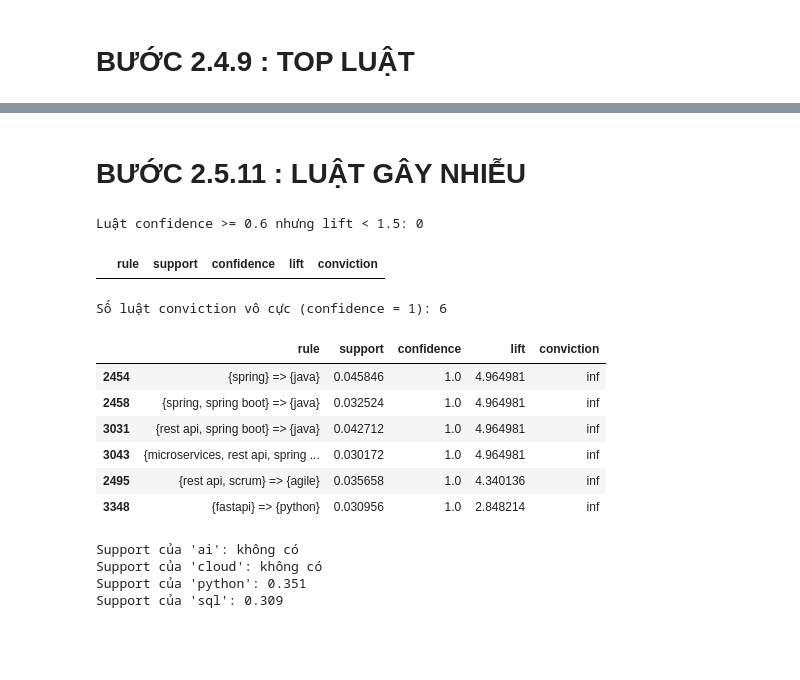
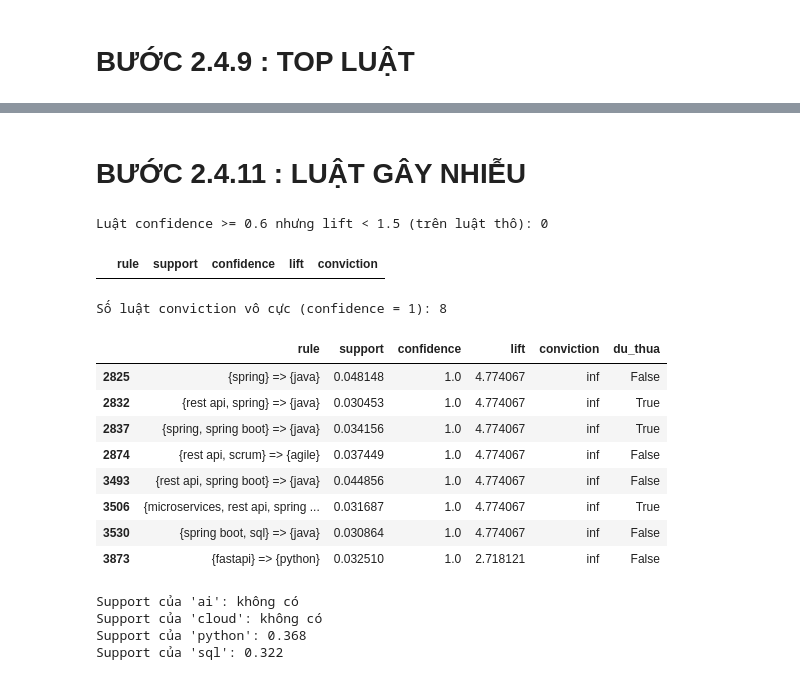
Before and after one commit to Tuan-Nguyen-176/vietnam-it-job-market-analysis, a Jupyter notebook: buoc2.4/buoc 2.4 .ipynb, the cells around one changed output, grey strips where cells are left out. Drawn from its saved outputs; the diff is of its cells as text; code cells hidden in the pictures; blank space fills up the shorter version.

```diff
--- a/buoc2.4/buoc 2.4 .ipynb
+++ b/buoc2.4/buoc 2.4 .ipynb
@@ -43,12 +44,20 @@ input_file = '../buoc2.1_2.2/data/processed/clean_data_processed.csv'
 if not os.path.exists(input_file):
     raise FileNotFoundError(f"Không tìm thấy file: {input_file}")
 
-df = pd.read_csv(input_file, encoding='utf-8')
+df_all = pd.read_csv(input_file, encoding='utf-8')
+
+# Dùng cùng bộ lọc với bước 2.2 và 2.3: thuộc phạm vi IT sơ bộ VÀ có JD sạch
+in_scope = df_all['scope_status'].eq('included_provisional')
+has_jd = df_all['has_jd_clean'].eq(True)
+df = df_all.loc[in_scope & has_jd].copy()
 
 # Kiểm tra dữ liệu
 print("File:", input_file)
-print("Số bản ghi:", len(df))
-print("Số cột:", df.shape[1])
+print("Số bản ghi trong file:", len(df_all), "| số cột:", df_all.shape[1])
+print("Thuộc phạm vi IT sơ bộ (included_provisional):", int(in_scope.sum()),
+      "| còn chờ xác nhận (pending_review):", int((~in_scope).sum()))
+print("Trong phạm vi VÀ có JD sạch (dùng để khai phá):", len(df))
+print("Số tin theo nguồn:", df['source'].value_counts().to_dict())
 print("Danh sách cột:", df.columns.tolist())
 
 display(df.head())
@@ -174,10 +205,13 @@ skill_lists = df['skills'].apply(to_list).apply(lambda l: sorted({s.strip().lowe
 cnt = Counter(s for l in skill_lists for s in l)
 keep = {s for s, n in cnt.items() if n >= MIN_COUNT}
 
-transactions = [[s for s in l if s in keep] for l in skill_lists]
-transactions = [t for t in transactions if len(t) >= 2]
+kept_lists = skill_lists.apply(lambda l: [s for s in l if s in keep])
+basket_mask = kept_lists.apply(len) >= 2          # giỏ phải có ít nhất 2 kỹ năng
+transactions = kept_lists[basket_mask].tolist()
 
+print("Số tin đưa vào:", len(df))
 print("Số kỹ năng khác nhau:", len(cnt), "| giữ lại:", len(keep))
-print("Số transaction:", len(transactions))
+print("Số transaction:", len(transactions), "| bỏ", int((~basket_mask).sum()), "tin có dưới 2 kỹ năng")
+print("Số giỏ theo nguồn:", df.loc[basket_mask, 'source'].value_counts().to_dict())
 print("Ví dụ:", transactions[:3])
 # %% [output]
@@ -539,30 +685,35 @@ Top luật cho cái nhìn tổng quát, nhưng một người học IT muốn bi
 
 ** Chuyển sang bước tiếp theo:** Ta đã thấy confidence cao có thể đánh lừa (ví dụ framework ⇒ ngôn ngữ). Bước tiếp theo kiểm tra có luật nào **trông mạnh nhưng thực chất vô nghĩa** hay không.
 # %% [markdown]
-# BƯỚC 2.5.11 : LUẬT GÂY NHIỄU
+# BƯỚC 2.4.11 : LUẬT GÂY NHIỄU
 # %%
 trap = rules[(rules['confidence'] >= 0.6) & (rules['lift'] < 1.5)]
-print("Luật confidence >= 0.6 nhưng lift < 1.5:", len(trap))
+print("Luật confidence >= 0.6 nhưng lift < 1.5 (trên luật thô):", len(trap))
 display(trap.sort_values('confidence', ascending=False)[cols].head(10))
 
-print("Số luật conviction vô cực (confidence = 1):", np.isinf(rules['conviction']).sum())
-display(rules[np.isinf(rules['conviction'])].sort_values('lift', ascending=False)[cols].head(10))
+inf_rules = rules[np.isinf(rules['conviction'])].copy()
+print("Số luật conviction vô cực (confidence = 1):", len(inf_rules))
+red_set = set(rules_f.loc[rules_f['is_redundant'], 'rule'])
+inf_rules['du_thua'] = inf_rules['rule'].isin(red_set)      # True nếu đã bị loại ở 2.4.8b
+display(inf_rules.sort_values('lift', ascending=False)[cols + ['du_thua']].head(15))
 
 for s in ['ai', 'cloud', 'python', 'sql']:
     print(f"Support của '{s}':", round(onehot[s].mean(), 3) if s in onehot.columns else 'không có')
 # %% [output]
-Luật confidence >= 0.6 nhưng lift < 1.5: 0
+Luật confidence >= 0.6 nhưng lift < 1.5 (trên luật thô): 0
 |  | rule | support | confidence | lift | conviction |
-Số luật conviction vô cực (confidence = 1): 6
+Số luật conviction vô cực (confidence = 1): 8
-|  | rule | support | confidence | lift | conviction |
-| 2454 | {spring} => {java} | 0.045846 | 1.0 | 4.964981 | inf |
-| 2458 | {spring, spring boot} => {java} | 0.032524 | 1.0 | 4.964981 | inf |
-| 3031 | {rest api, spring boot} => {java} | 0.042712 | 1.0 | 4.964981 | inf |
-| 3043 | {microservices, rest api, spring ... | 0.030172 | 1.0 | 4.964981 | inf |
-| 2495 | {rest api, scrum} => {agile} | 0.035658 | 1.0 | 4.340136 | inf |
-| 3348 | {fastapi} => {python} | 0.030956 | 1.0 | 2.848214 | inf |
+|  | rule | support | confidence | lift | conviction | du_thua |
+| 2825 | {spring} => {java} | 0.048148 | 1.0 | 4.774067 | inf | False |
+| 2832 | {rest api, spring} => {java} | 0.030453 | 1.0 | 4.774067 | inf | True |
+| 2837 | {spring, spring boot} => {java} | 0.034156 | 1.0 | 4.774067 | inf | True |
+| 2874 | {rest api, scrum} => {agile} | 0.037449 | 1.0 | 4.774067 | inf | False |
+| 3493 | {rest api, spring boot} => {java} | 0.044856 | 1.0 | 4.774067 | inf | False |
+| 3506 | {microservices, rest api, spring ... | 0.031687 | 1.0 | 4.774067 | inf | True |
+| 3530 | {spring boot, sql} => {java} | 0.030864 | 1.0 | 4.774067 | inf | False |
+| 3873 | {fastapi} => {python} | 0.032510 | 1.0 | 2.718121 | inf | False |
 Support của 'ai': không có
 Support của 'cloud': không có
-Support của 'python': 0.351
-Support của 'sql': 0.309
+Support của 'python': 0.368
+Support của 'sql': 0.322
 # %% [markdown]
```
Also changed, not shown: parts of 27 cells of this notebook, 7 other files.
